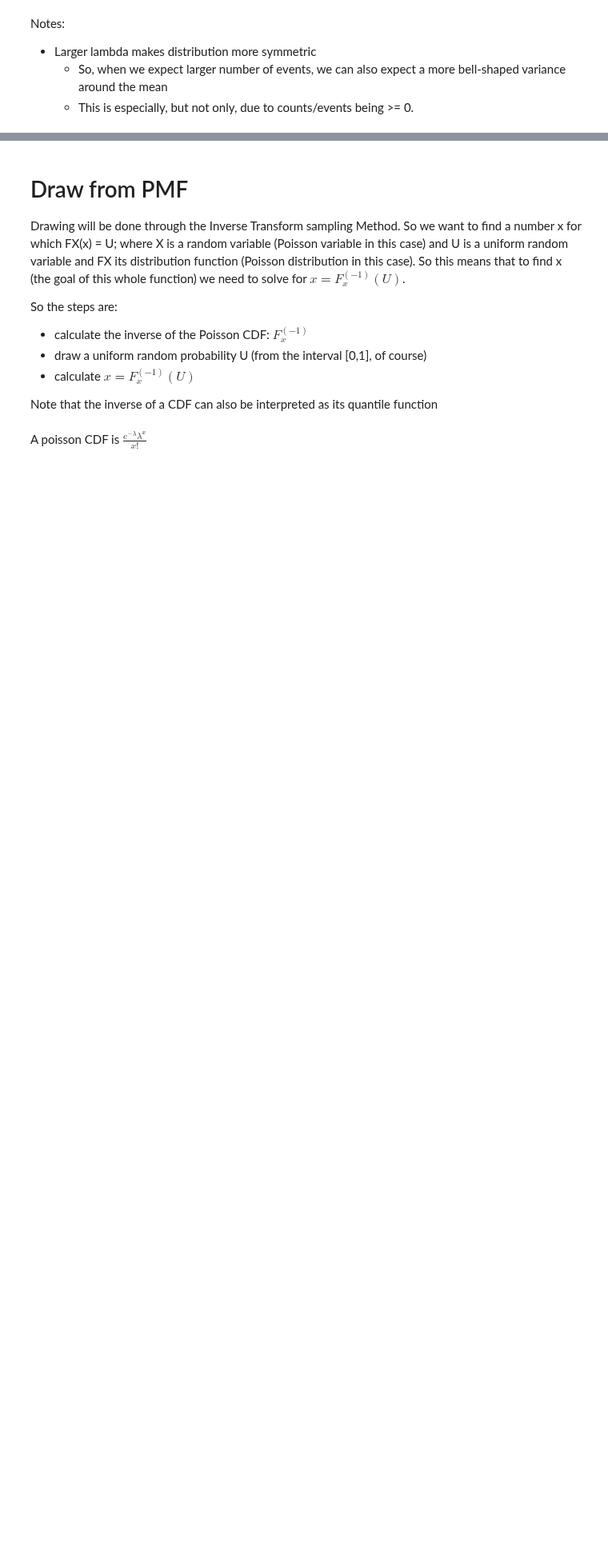
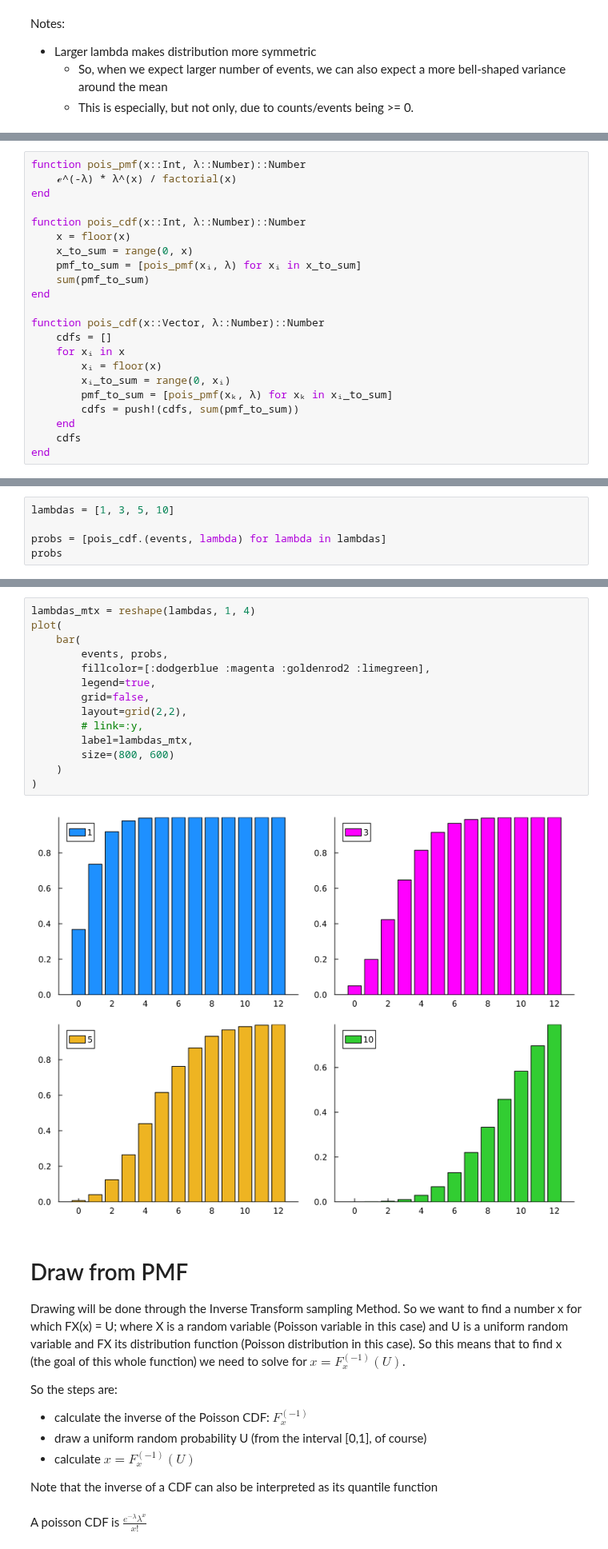
Before and after one commit to AndreMacedo88/Notebooks-Research, a Jupyter notebook: Statistics/poisson.ipynb, the cells around one changed output, grey strips where cells are left out. Shown at 80% size. Drawn from its saved outputs; the diff is of its cells as text; blank space fills up the shorter version.

```diff
--- a/Statistics/poisson.ipynb
+++ b/Statistics/poisson.ipynb
@@ -107,0 +113,22 @@ Notes:
+# %%
+function pois_pmf(x::Int, λ::Number)::Number
+    ℯ^(-λ) * λ^(x) / factorial(x)
+end
+
+function pois_cdf(x::Int, λ::Number)::Number
+    x = floor(x)
+    x_to_sum = range(0, x)
+    pmf_to_sum = [pois_pmf(xᵢ, λ) for xᵢ in x_to_sum]
+    sum(pmf_to_sum)
+end
+
+function pois_cdf(x::Vector, λ::Number)::Number
+    cdfs = []
+    for xᵢ in x
+        xᵢ = floor(x)
+        xᵢ_to_sum = range(0, xᵢ)
+        pmf_to_sum = [pois_pmf(xₖ, λ) for xₖ in xᵢ_to_sum]
+        cdfs = push!(cdfs, sum(pmf_to_sum))
+    end
+    cdfs
+end
@@ -107,0 +137,5 @@ Notes:
+# %%
+lambdas = [1, 3, 5, 10]
+
+probs = [pois_cdf.(events, lambda) for lambda in lambdas]
+probs
@@ -108,3 +148,19 @@ Notes:
+# %%
+lambdas_mtx = reshape(lambdas, 1, 4)
+plot(
+    bar(
+        events, probs,
+        fillcolor=[:dodgerblue :magenta :goldenrod2 :limegreen],
+        legend=true,
+        grid=false,
+        layout=grid(2,2),
+        # link=:y,
+        label=lambdas_mtx,
+        size=(800, 600)
+    )
+)
+# %% [output]
+[figure, added]
 # %% [markdown]
 # Draw from PMF
 
```
Also changed, not shown: parts of 6 cells of this notebook.
